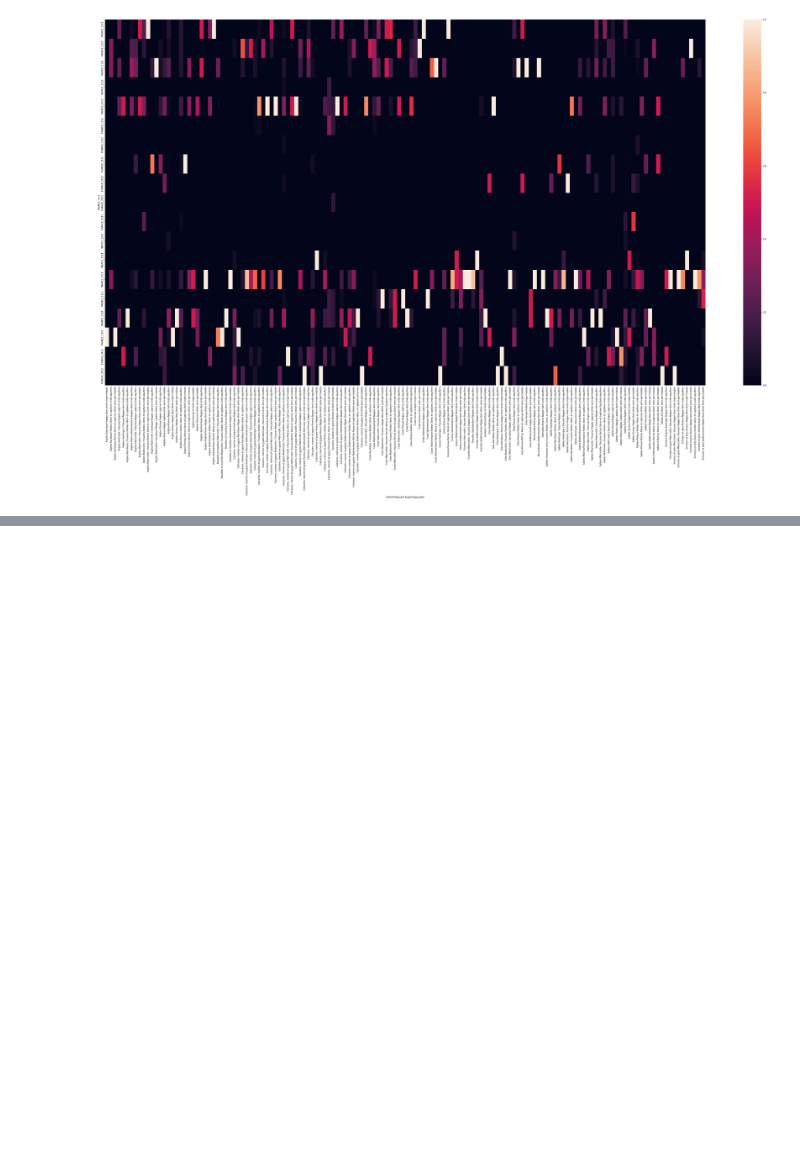
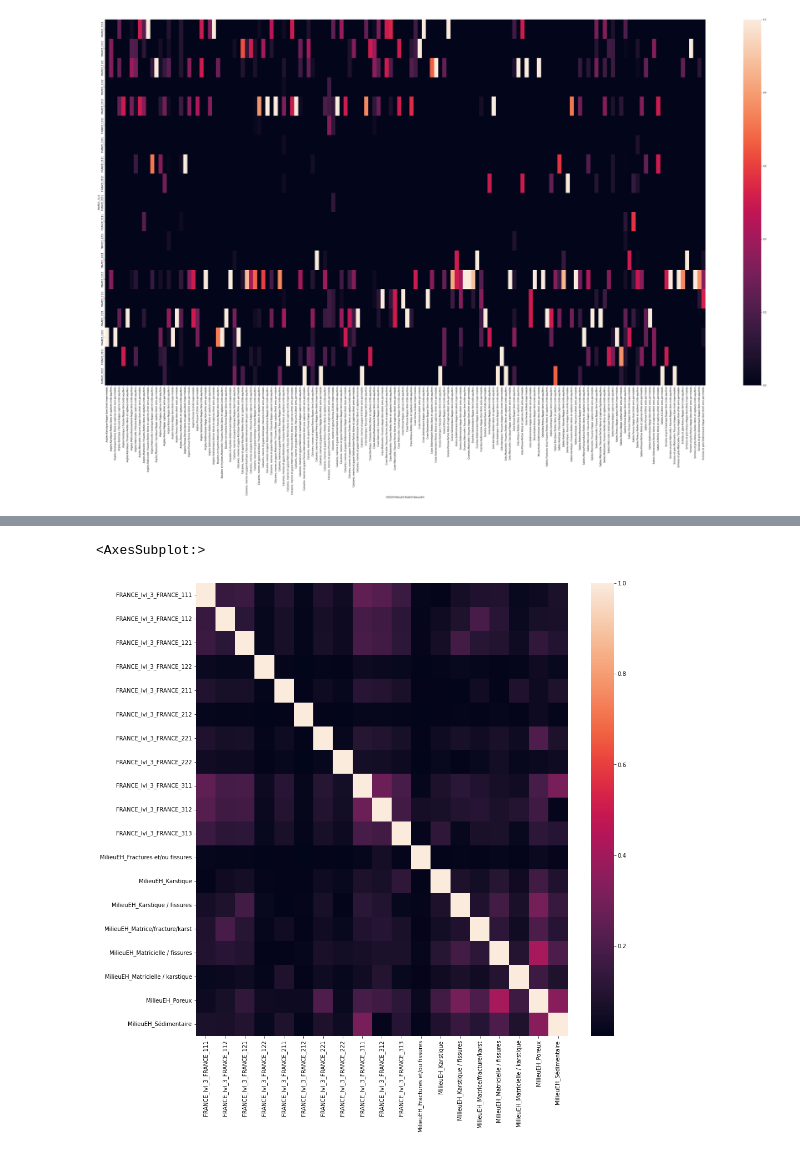
Before and after one commit to jdaranlot/Analyse-Piezo, a Jupyter notebook: Analyse carto - Pour Streamlit.ipynb, the cells around one changed output, grey strips where cells are left out. Saved outputs shown, nothing was run; the diff lists cells and outputs as text; code cells hidden in the pictures; blank space fills up the shorter version.

```diff
--- a/Analyse carto - Pour Streamlit.ipynb
+++ b/Analyse carto - Pour Streamlit.ipynb
@@ -921,0 +1017,3 @@ pd.crosstab(data_piezo_data[level], data_piezo_data["MilieuEH"], normalize="colu
+# %%
+test = data_piezo_data[["FRANCE_lvl_3","MilieuEH" ]]
+test
@@ -921,0 +1035,6 @@ pd.crosstab(data_piezo_data[level], data_piezo_data["MilieuEH"], normalize="colu
+# %%
+plt.figure(figsize=(15,15))
+sns.heatmap(abs(pd.get_dummies(test).corr()))
+# %% [output]
+<AxesSubplot:>
+[figure, added]
```
Also changed, not shown: parts of 69 cells of this notebook, 2 other files.
